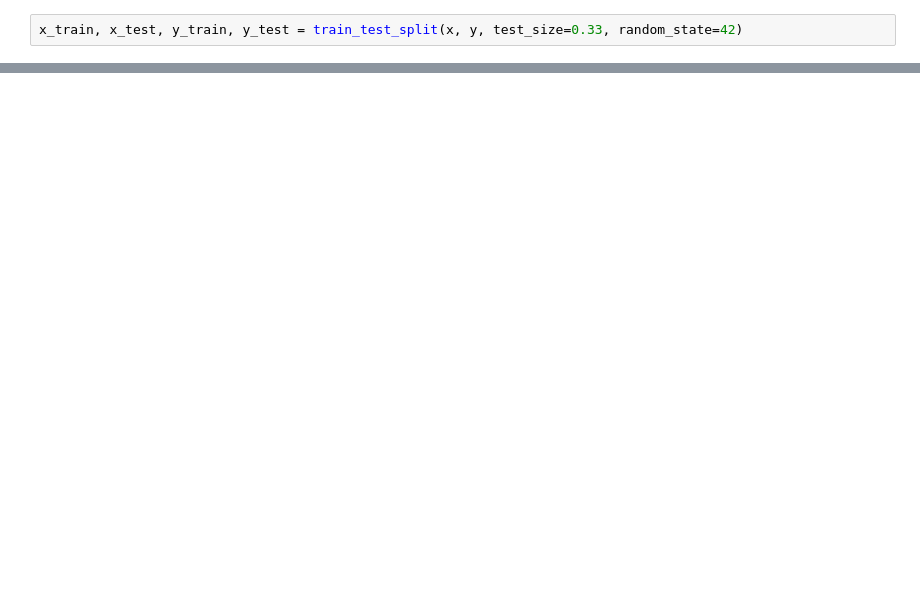
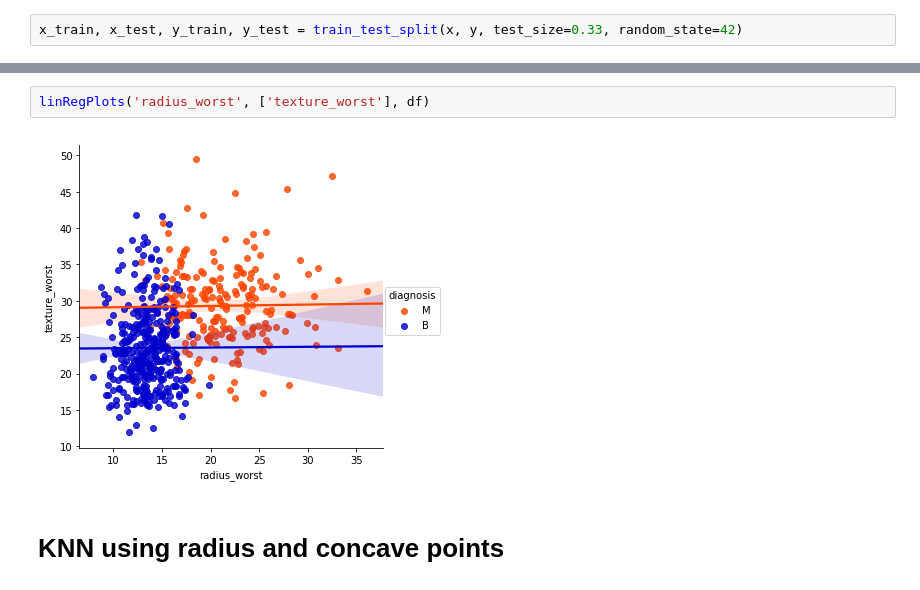
Before and after one commit to nayanika-g/breast-cancer-wisconsin, a Jupyter notebook: knn_finalproject.ipynb, the cells around one changed output, grey strips where cells are left out. Cells and saved outputs as stored; diff of their text form; blank space fills up the shorter version.

```diff
--- a/knn_finalproject.ipynb
+++ b/knn_finalproject.ipynb
@@ -428,0 +420,6 @@ knn.score(x_test, y_test)
+# %%
+linRegPlots('radius_worst', ['texture_worst'], df)
+# %% [output]
+[figure, added]
+# %% [markdown]
+# KNN using radius and concave points
```
Also changed, not shown: parts of 83 cells of this notebook.
